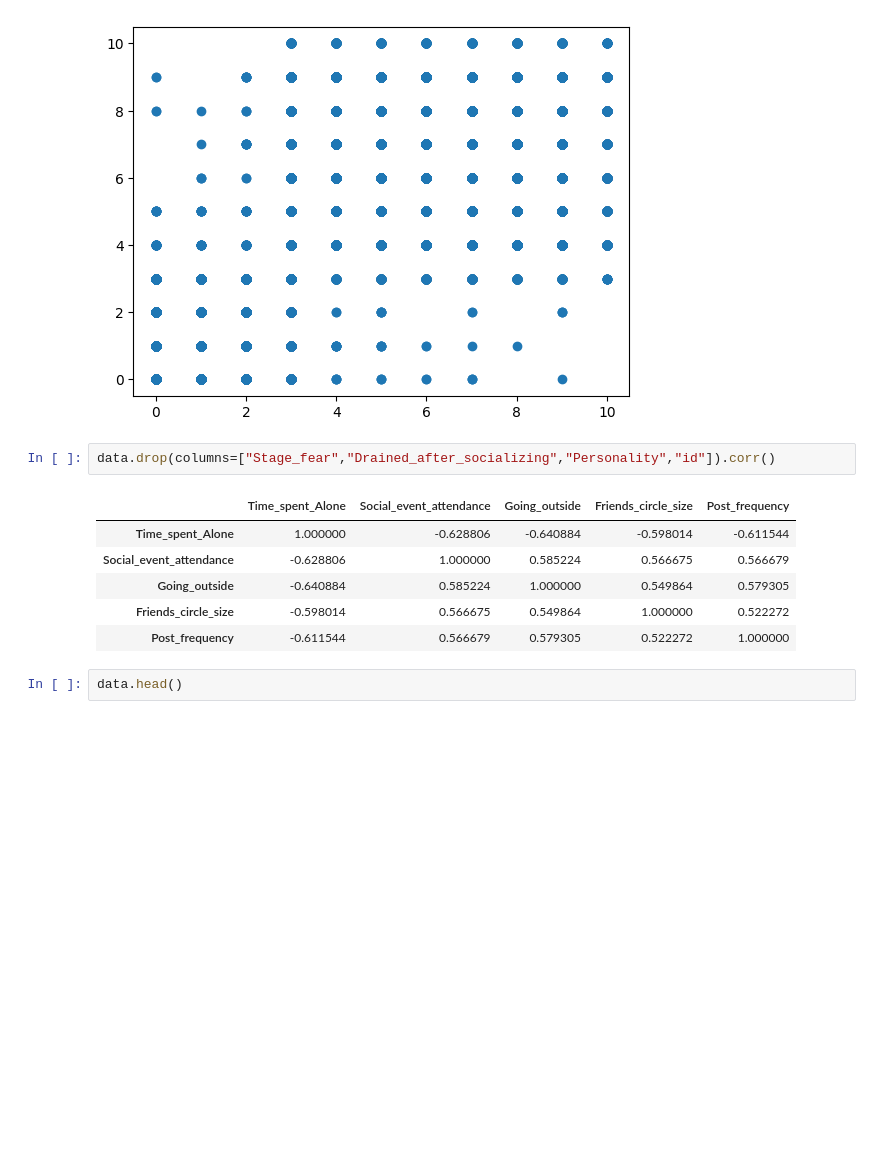
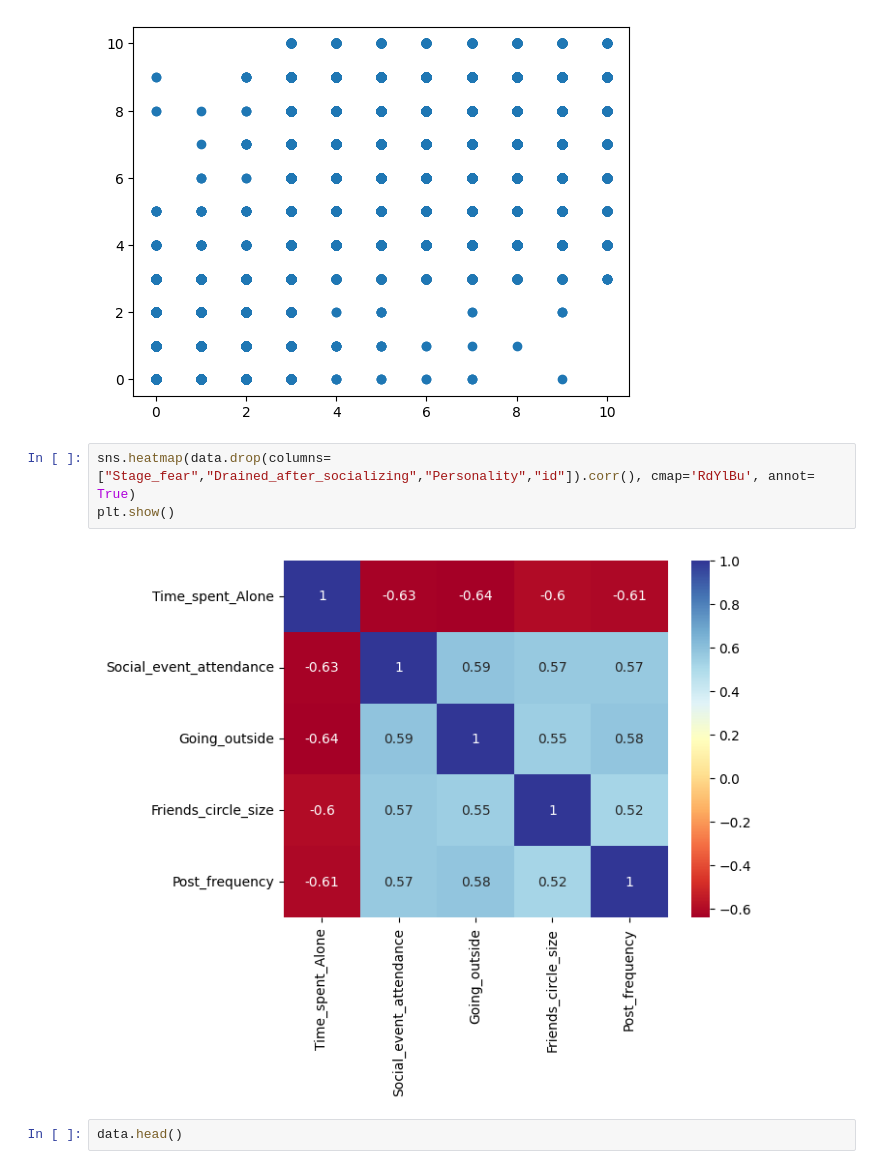
Before and after one commit to shouwiz/Foundations-In-MLP, a Jupyter notebook: DSE_Proj.ipynb, the cells around one changed output. Saved outputs shown, nothing was run; the diff lists cells and outputs as text; blank space fills up the shorter version.

Commit message:
plotted correlation matrix, test_data string is converted to 0,1 now only x_test prediction remains

```diff
--- a/DSE_Proj.ipynb
+++ b/DSE_Proj.ipynb
@@ -116,14 +119,10 @@ plt.scatter(data['Post_frequency'], data['Social_event_attendance'])
 <matplotlib.collections.PathCollection at 0x...>
 [figure]
 # %%
-data.drop(columns=["Stage_fear","Drained_after_socializing","Personality","id"]).corr()
+sns.heatmap(data.drop(columns=["Stage_fear","Drained_after_socializing","Personality","id"]).corr(), cmap='RdYlBu', annot= True)
+plt.show()
 # %% [output]
-|  | Time_spent_Alone | Social_event_attendance | Going_outside | Friends_circle_size | Post_frequency |
-| Time_spent_Alone | 1.000000 | -0.628806 | -0.640884 | -0.598014 | -0.611544 |
-| Social_event_attendance | -0.628806 | 1.000000 | 0.585224 | 0.566675 | 0.566679 |
-| Going_outside | -0.640884 | 0.585224 | 1.000000 | 0.549864 | 0.579305 |
-| Friends_circle_size | -0.598014 | 0.566675 | 0.549864 | 1.000000 | 0.522272 |
-| Post_frequency | -0.611544 | 0.566679 | 0.579305 | 0.522272 | 1.000000 |
+[figure, added]
 # %%
 data.head()
 # %% [output]
```
Also changed, not shown: parts of 9 cells of this notebook.
